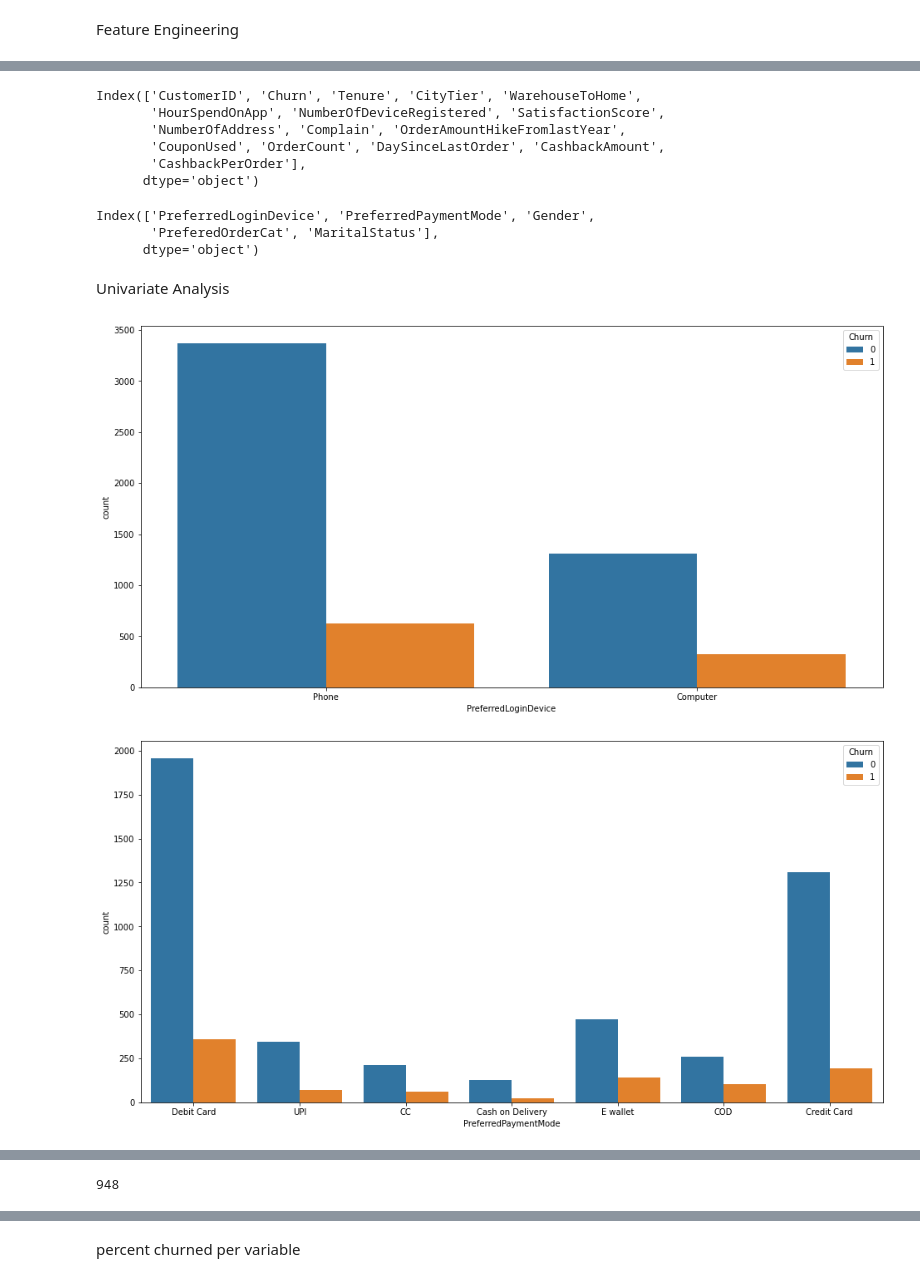
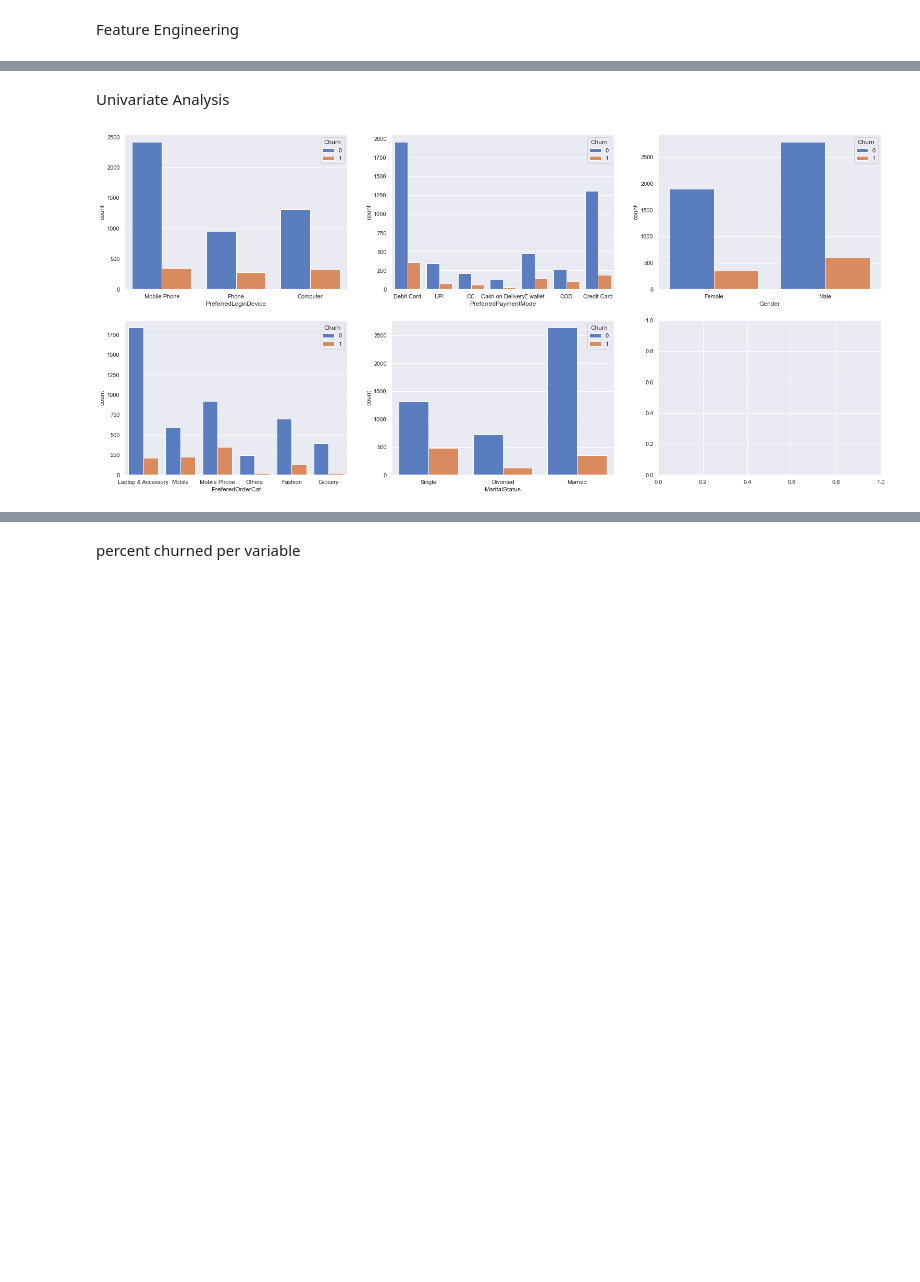
Before and after one commit to sunilkumardash9/eCom-Customer-Churn-Prediction, a Jupyter notebook: churn analysis.ipynb, the cells around one changed output, grey strips where cells are left out. Saved outputs shown, nothing was run; the diff lists cells and outputs as text; code cells hidden in the pictures; blank space fills up the shorter version.

```diff
--- a/churn analysis.ipynb
+++ b/churn analysis.ipynb
@@ -72,0 +117,6 @@ dtype: int64
+# %%
+sns.set(style="darkgrid", palette="muted")
+fig, ax = plt.subplots(figsize=(16,7))
+sns.boxplot(data=df)
+plt.xticks(rotation=45)
+plt.show()
@@ -72,0 +125,13 @@ dtype: int64
+# %%
+cat = df.select_dtypes(include='object').columns
+num = list(df.select_dtypes(exclude='object').columns)
+num.remove('Churn')
+# %%
+for cols in num:
+    Q1 = df[cols].quantile(0.25)
+    Q3 = df[cols].quantile(0.75)
+    IQR=Q3-Q1
+    lr= Q1-(1.5 * IQR)
+    ur= Q3+(1.5 * IQR)
+    df[cols] = df[cols].mask(df[cols]<lr, lr, )
+    df[cols] = df[cols].mask(df[cols]>ur, ur, )
@@ -111,4 +204,4 @@ Name: DaySinceLastOrder, dtype: int64
 # %% [markdown]
 Data Cleaning
 # %%
-df['PreferredLoginDevice'].replace({'Mobile Phone':'Phone'}, inplace=True)
+#df['PreferredLoginDevice'].replace({'Mobile Phone':'Phone'}, inplace=True)
@@ -138,27 +221,8 @@ df.head()
-# %%
-cat = df.select_dtypes(include='object').columns
-num = df.select_dtypes(exclude='object').columns
-num
-# %% [output]
-Index(['CustomerID', 'Churn', 'Tenure', 'CityTier', 'WarehouseToHome',
-       'HourSpendOnApp', 'NumberOfDeviceRegistered', 'SatisfactionScore',
-       'NumberOfAddress', 'Complain', 'OrderAmountHikeFromlastYear',
-       'CouponUsed', 'OrderCount', 'DaySinceLastOrder', 'CashbackAmount',
-       'CashbackPerOrder'],
-      dtype='object')
-# %%
-cat
-# %% [output]
-Index(['PreferredLoginDevice', 'PreferredPaymentMode', 'Gender',
-       'PreferedOrderCat', 'MaritalStatus'],
-      dtype='object')
 # %% [markdown]
 Univariate Analysis
 # %%
-for col in cat:
-
-    fig,ax = plt.subplots(figsize=(16,8))
-    sns.countplot(x = df[col], hue=df.Churn)
+fig,ax = plt.subplots(nrows=2,ncols=3,figsize=(26,12))
+for col,subplot in zip(cat, ax.flatten()):
+    sns.countplot(x = df[col], hue=df.Churn, ax=subplot)
 # %% [output]
-[figure, old version]
+[figure, new version]
-[figure, removed]
@@ -168,6 +228,0 @@ for col in cat:
-# %%
-#percent churned for each variable
-
-df.loc[df.Churn==1]['MaritalStatus'].count()
-# %% [output]
-948
```
Also changed, not shown: parts of 60 cells of this notebook.
